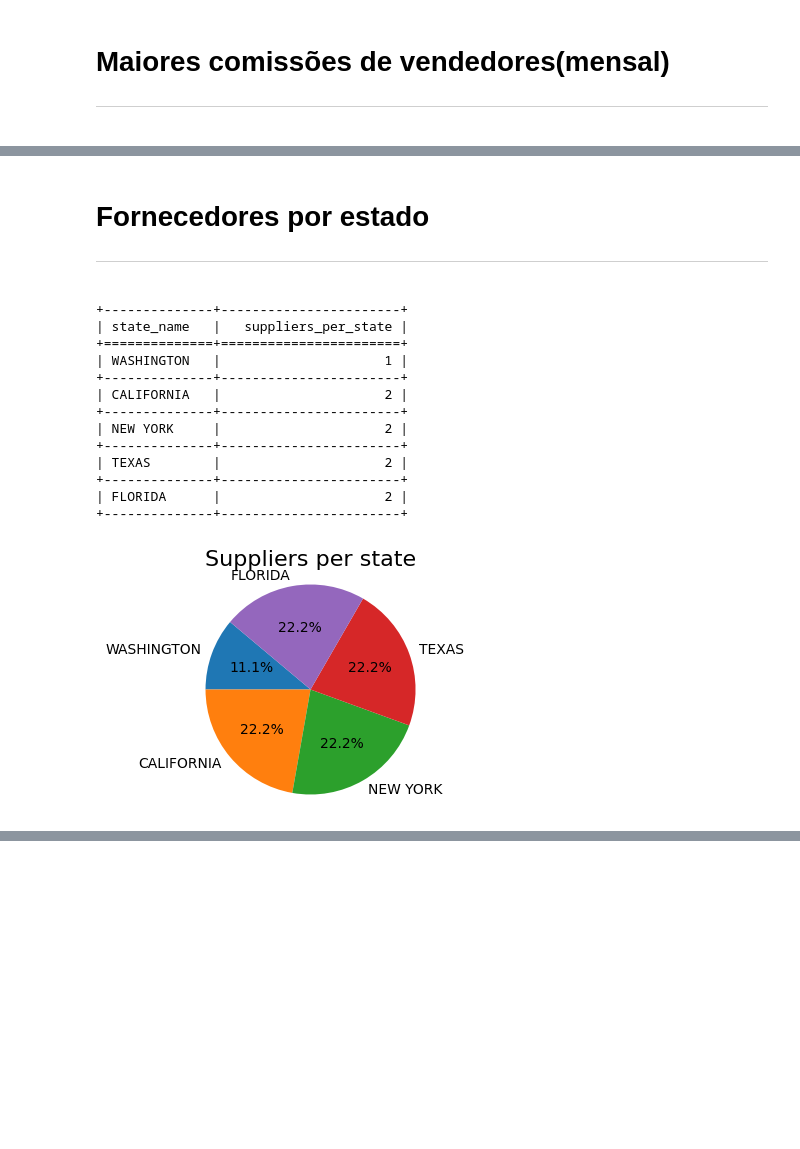
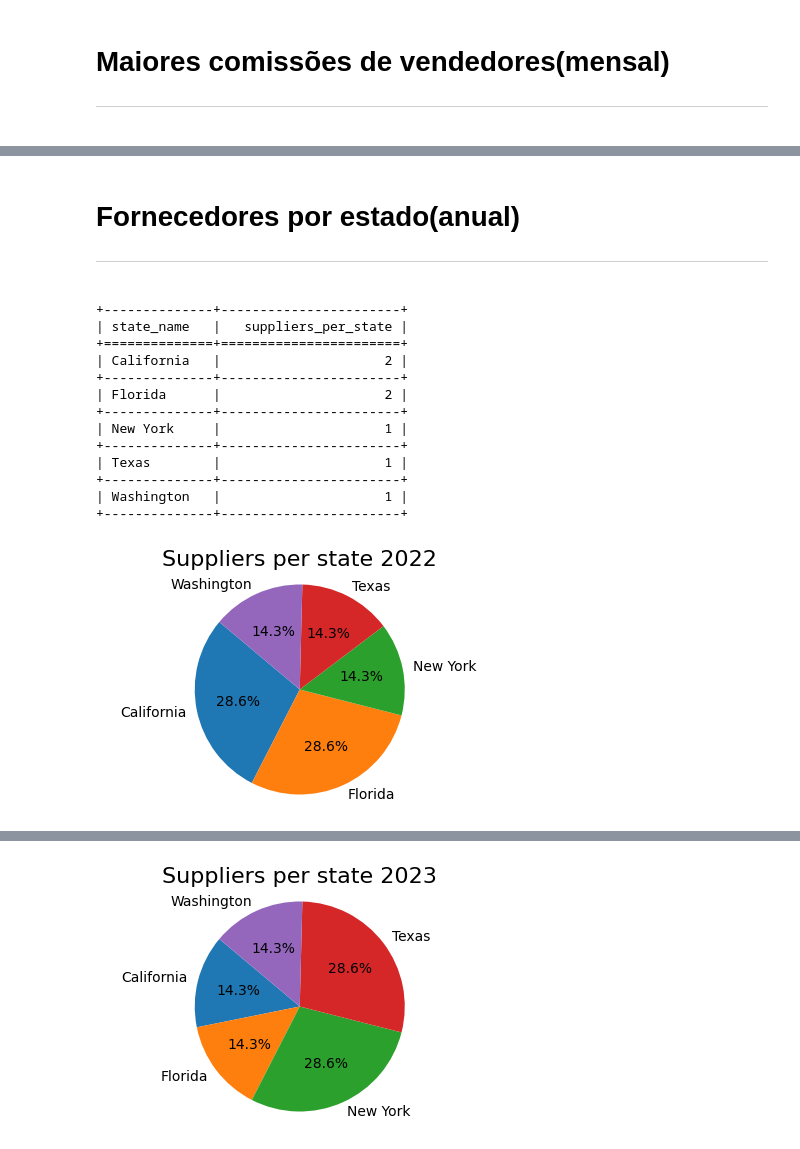
Before and after one commit to renemichelnunes/banco, a Jupyter notebook: questoes.ipynb, the cells around one changed output, grey strips where cells are left out. Saved outputs shown, nothing was run; the diff lists cells and outputs as text; code cells hidden in the pictures; blank space fills up the shorter version.

```diff
--- a/questoes.ipynb
+++ b/questoes.ipynb
@@ -939,47 +939,56 @@ for year in range(2022, 2024):
 +===============+==============+
 +---------------+--------------+
 # %% [markdown]
-<h1>Fornecedores por estado<h1>
+<h1>Fornecedores por estado(anual)<h1>
 <hr>
 # %%
-query = f"""
-SELECT
-	st.state_name,
-	COUNT(st.state_id) as suppliers_per_state
-FROM
-	dim_states st
-INNER JOIN
-	dim_suppliers su on st.state_id = su.state_id
-GROUP BY
-	st.state_name
-"""
-try:
-    cursor.execute(query)
-    rows = cursor.fetchall()
-    print(tabulate(rows, headers=['state_name', 'suppliers_per_state'], tablefmt='grid'))
-    state_name = [row[0] for row in rows]
-    suppliers_per_state = [row[1] for row in rows]
+for year in range(2022, 2024):
+    query = f"""
+    select distinct
+        st.state_name,
+        count(distinct si.supplier_id)
+    from
+        fato_sales_items si
+    inner join
+        dim_suppliers su on si.supplier_id = su.supplier_id
+    inner join
+        dim_date dt on si.date_id = dt.date_id
+    inner join
+        dim_states st on su.state_id = st.state_id
+    where
+        dt.year = {year}
+    group by
+        st.state_name
+    order by
+        st.state_name
+    """
+    try:
+        cursor.execute(query)
+        rows = cursor.fetchall()
+        print(tabulate(rows, headers=['state_name', 'suppliers_per_state'], tablefmt='grid'))
+        state_name = [row[0] for row in rows]
+        suppliers_per_state = [row[1] for row in rows]
 
-    if(len(state_name) > 0):
-        plt.figure(figsize=(5, 3))
-        plt.pie(suppliers_per_state, labels=state_name, autopct='%1.1f%%', startangle=140)
-        plt.axis('equal')
-        plt.title("Suppliers per state", fontsize = 16)
-        plt.show()
-except psycopg2.Error as e:
-    print("Erro - ", e)
+        if(len(state_name) > 0):
+            plt.figure(figsize=(5, 3))
+            plt.pie(suppliers_per_state, labels=state_name, autopct='%1.1f%%', startangle=140)
+            plt.axis('equal')
+            plt.title("Suppliers per state " + str(year), fontsize = 16)
+            plt.show()
+    except psycopg2.Error as e:
+        print("Erro - ", e)
 # %% [output]
 +--------------+-----------------------+
 | state_name   |   suppliers_per_state |
 +==============+=======================+
-| WASHINGTON   |                     1 |
+| California   |                     2 |
 +--------------+-----------------------+
-| CALIFORNIA   |                     2 |
+| Florida      |                     2 |
 +--------------+-----------------------+
-| NEW YORK     |                     2 |
+| New York     |                     1 |
 +--------------+-----------------------+
-| TEXAS        |                     2 |
+| Texas        |                     1 |
 +--------------+-----------------------+
-| FLORIDA      |                     2 |
+| Washington   |                     1 |
 +--------------+-----------------------+
-[figure, old version]
+[figure, new version]
@@ -985,0 +1008 @@ except psycopg2.Error as e:
+[figure, added]
```
Also changed, not shown: parts of 11 cells of this notebook.
